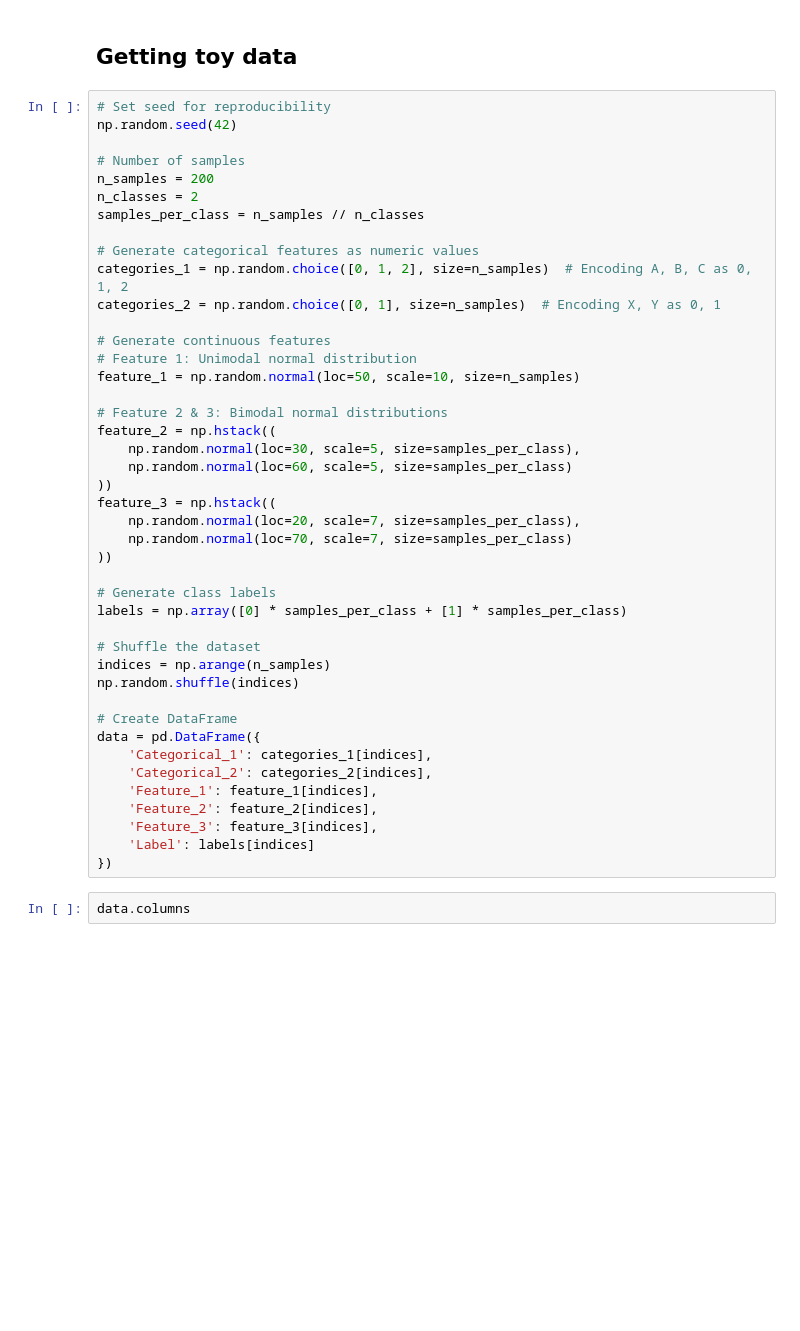
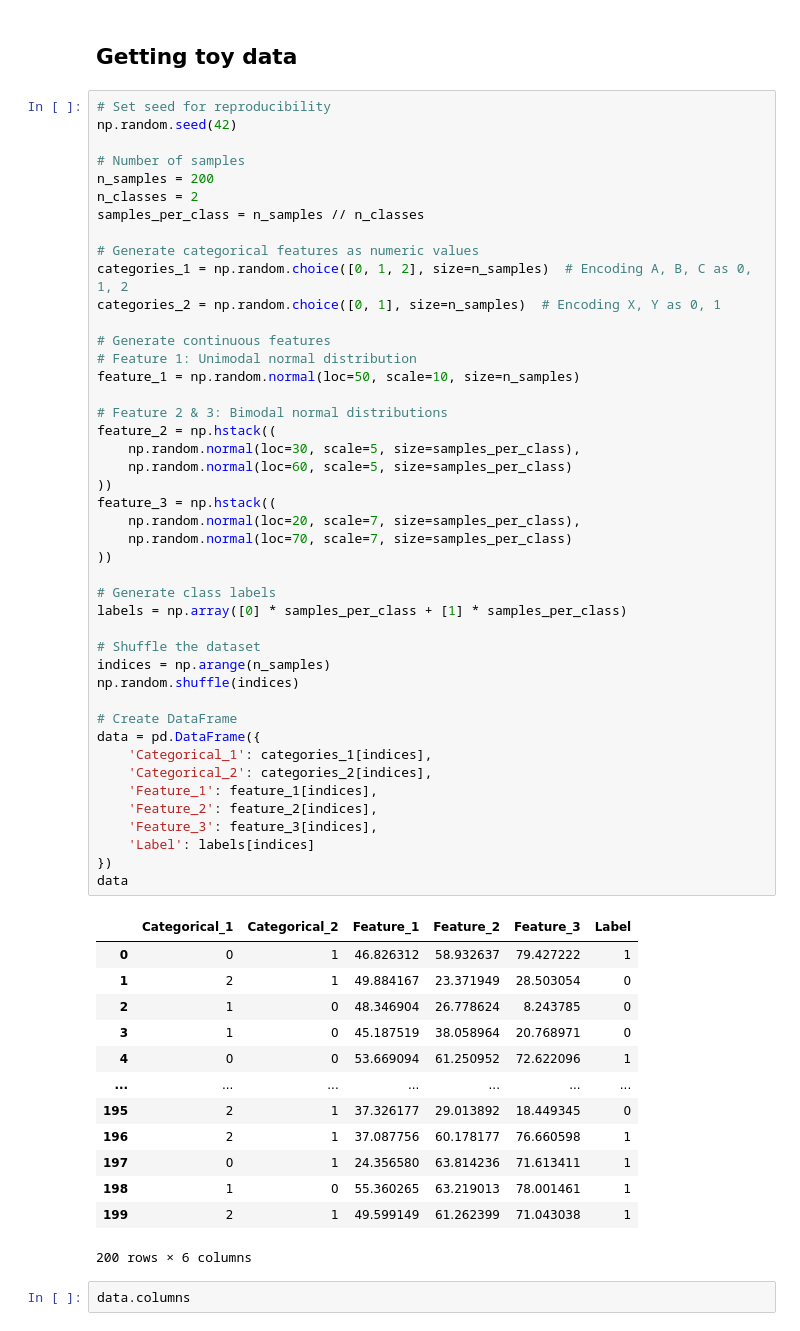
Before and after one commit to rajvee18/machine_learning_1, a Jupyter notebook: Naive Bayes with KDE.ipynb, the cells around one changed output. Drawn from its saved outputs; the diff is of its cells as text; blank space fills up the shorter version.

```diff
--- a/Naive Bayes with KDE.ipynb
+++ b/Naive Bayes with KDE.ipynb
@@ -28,33 +28,48 @@ categories_2 = np.random.choice([0, 1], size=n_samples)  # Encoding X, Y as 0, 1
 # Generate continuous features
 # Feature 1: Unimodal normal distribution
 feature_1 = np.random.normal(loc=50, scale=10, size=n_samples)
 
 # Feature 2 & 3: Bimodal normal distributions
 feature_2 = np.hstack((
     np.random.normal(loc=30, scale=5, size=samples_per_class),
     np.random.normal(loc=60, scale=5, size=samples_per_class)
 ))
 feature_3 = np.hstack((
     np.random.normal(loc=20, scale=7, size=samples_per_class),
     np.random.normal(loc=70, scale=7, size=samples_per_class)
 ))
 
 # Generate class labels
 labels = np.array([0] * samples_per_class + [1] * samples_per_class)
 
 # Shuffle the dataset
 indices = np.arange(n_samples)
 np.random.shuffle(indices)
 
 # Create DataFrame
 data = pd.DataFrame({
     'Categorical_1': categories_1[indices],
     'Categorical_2': categories_2[indices],
     'Feature_1': feature_1[indices],
     'Feature_2': feature_2[indices],
     'Feature_3': feature_3[indices],
     'Label': labels[indices]
 })
+data
+# %% [output]
+|  | Categorical_1 | Categorical_2 | Feature_1 | Feature_2 | Feature_3 | Label |
+| 0 | 0 | 1 | 46.826312 | 58.932637 | 79.427222 | 1 |
+| 1 | 2 | 1 | 49.884167 | 23.371949 | 28.503054 | 0 |
+| 2 | 1 | 0 | 48.346904 | 26.778624 | 8.243785 | 0 |
+| 3 | 1 | 0 | 45.187519 | 38.058964 | 20.768971 | 0 |
+| 4 | 0 | 0 | 53.669094 | 61.250952 | 72.622096 | 1 |
+| ... | ... | ... | ... | ... | ... | ... |
+| 195 | 2 | 1 | 37.326177 | 29.013892 | 18.449345 | 0 |
+| 196 | 2 | 1 | 37.087756 | 60.178177 | 76.660598 | 1 |
+| 197 | 0 | 1 | 24.356580 | 63.814236 | 71.613411 | 1 |
+| 198 | 1 | 0 | 55.360265 | 63.219013 | 78.001461 | 1 |
+| 199 | 2 | 1 | 49.599149 | 61.262399 | 71.043038 | 1 |
+200 rows × 6 columns
 # %%
 data.columns
 # %% [output]
```
Also changed, not shown: parts of 1 cell of this notebook, 1 other file.
